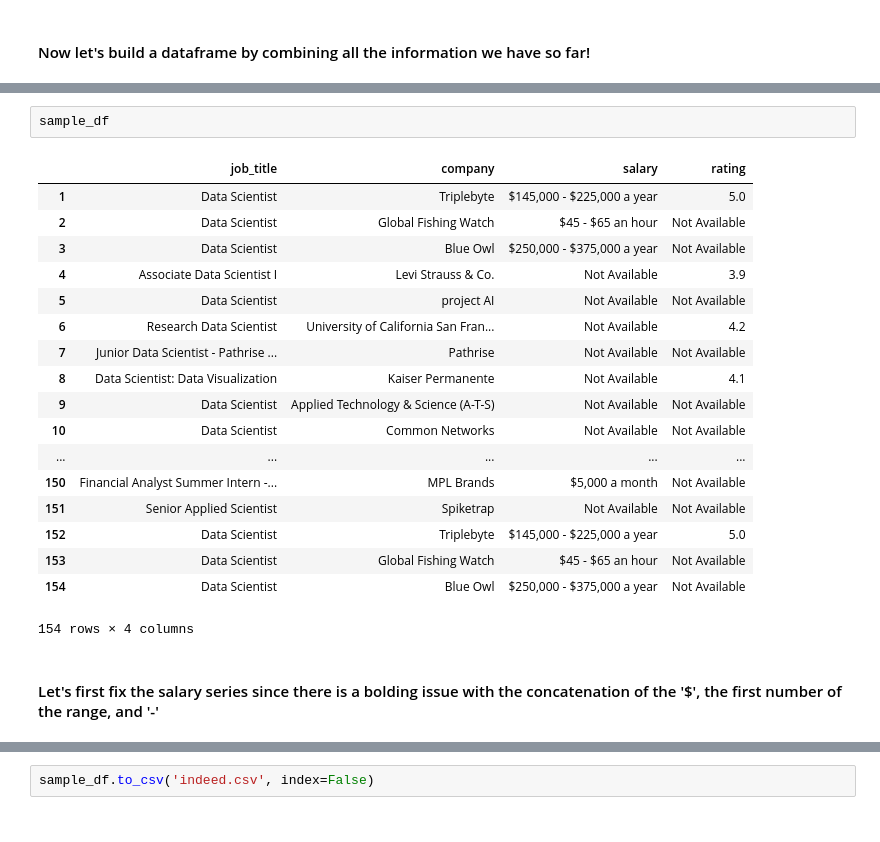
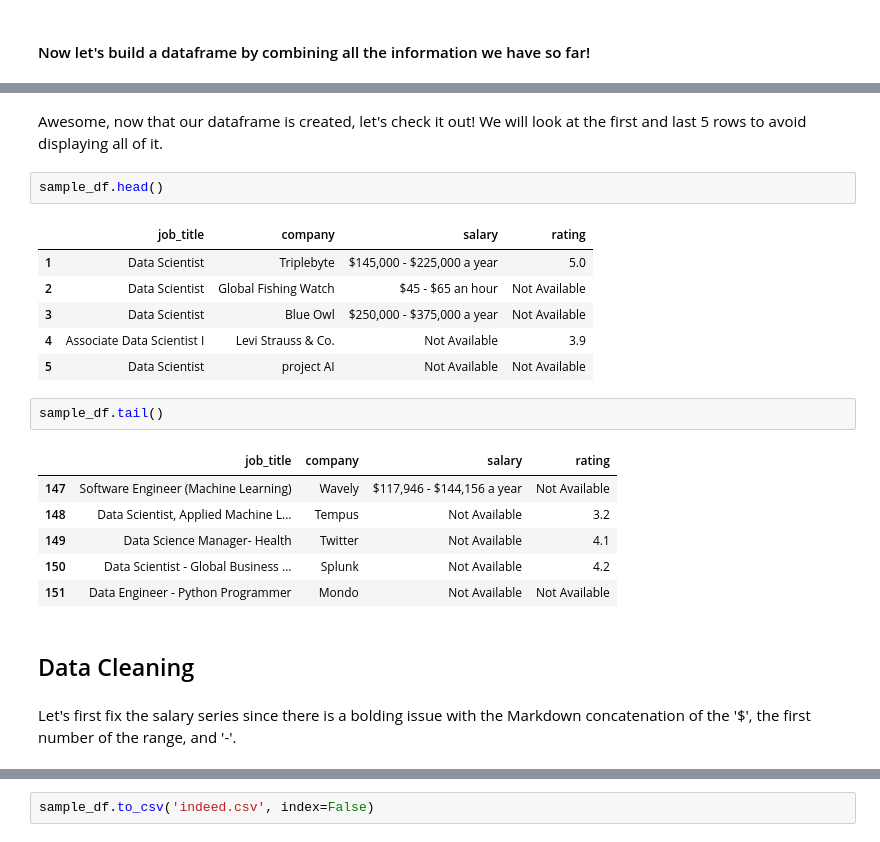
Before and after one commit to AlvinQLee/Indeed-Data-Scraping, a Jupyter notebook: Indeed.ipynb, the cells around one changed output, grey strips where cells are left out. Saved outputs shown, nothing was run; the diff lists cells and outputs as text.

```diff
--- a/Indeed.ipynb
+++ b/Indeed.ipynb
@@ -218,29 +240,30 @@ for city in city_selection:
                 job_post.append(div_three.text.strip())
 
             sample_df.loc[num] = job_post
+# %% [markdown]
+Awesome, now that our dataframe is created, let's check it out! We will look at the first and last 5 rows to avoid displaying all of it.
 # %%
-sample_df
+sample_df.head()
 # %% [output]
 |  | job_title | company | salary | rating |
 | 1 | Data Scientist | Triplebyte | $145,000 - $225,000 a year | 5.0 |
 | 2 | Data Scientist | Global Fishing Watch | $45 - $65 an hour | Not Available |
 | 3 | Data Scientist | Blue Owl | $250,000 - $375,000 a year | Not Available |
 | 4 | Associate Data Scientist I | Levi Strauss & Co. | Not Available | 3.9 |
 | 5 | Data Scientist | project AI | Not Available | Not Available |
-| 6 | Research Data Scientist | University of California San Fran... | Not Available | 4.2 |
-| 7 | Junior Data Scientist - Pathrise ... | Pathrise | Not Available | Not Available |
-| 8 | Data Scientist: Data Visualization | Kaiser Permanente | Not Available | 4.1 |
-| 9 | Data Scientist | Applied Technology & Science (A-T-S) | Not Available | Not Available |
-| 10 | Data Scientist | Common Networks | Not Available | Not Available |
-| ... | ... | ... | ... | ... |
-| 150 | Financial Analyst Summer Intern -... | MPL Brands | $5,000 a month | Not Available |
-| 151 | Senior Applied Scientist | Spiketrap | Not Available | Not Available |
-| 152 | Data Scientist | Triplebyte | $145,000 - $225,000 a year | 5.0 |
-| 153 | Data Scientist | Global Fishing Watch | $45 - $65 an hour | Not Available |
-| 154 | Data Scientist | Blue Owl | $250,000 - $375,000 a year | Not Available |
-154 rows × 4 columns
+# %%
+sample_df.tail()
+# %% [output]
+|  | job_title | company | salary | rating |
+| 147 | Software Engineer (Machine Learning) | Wavely | $117,946 - $144,156 a year | Not Available |
+| 148 | Data Scientist, Applied Machine L... | Tempus | Not Available | 3.2 |
+| 149 | Data Science Manager- Health | Twitter | Not Available | 4.1 |
+| 150 | Data Scientist - Global Business ... | Splunk | Not Available | 4.2 |
+| 151 | Data Engineer - Python Programmer | Mondo | Not Available | Not Available |
+# %% [markdown]
+## Data Cleaning
 # %% [markdown]
-#### Let's first fix the salary series since there is a bolding issue with the concatenation of the '$', the first number of the range, and '-'
+Let's first fix the salary series since there is a bolding issue with the Markdown concatenation of the '$', the first number of the range, and '-'.
 # %%
 lst = []
 
```
Also changed, not shown: parts of 34 cells of this notebook.
